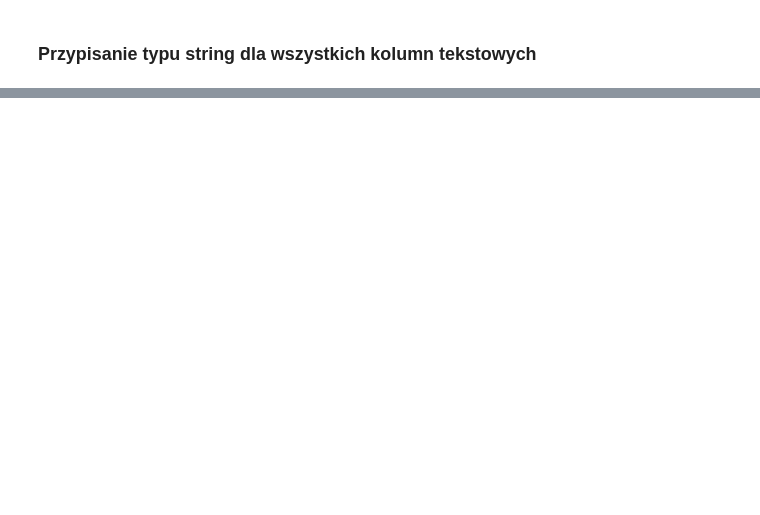
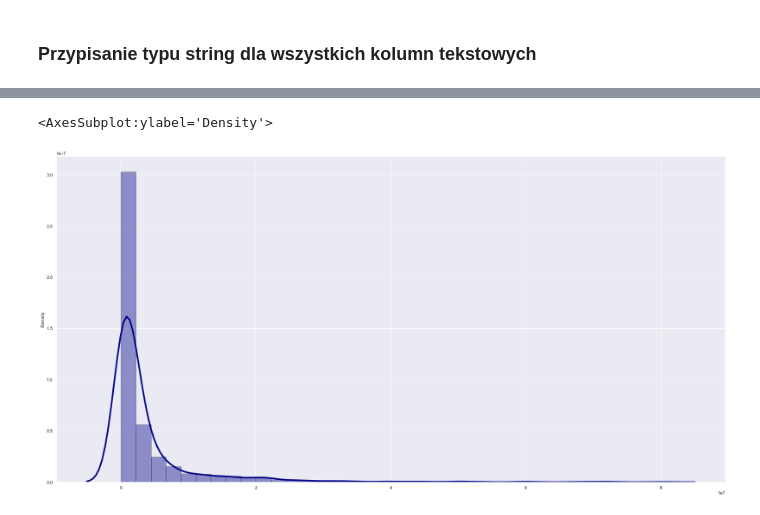
Before and after one commit to maciekgrzela/analiza-sportowa, a Jupyter notebook: analiza-danych.ipynb, the cells around one changed output, grey strips where cells are left out. Saved outputs shown, nothing was run; the diff lists cells and outputs as text; code cells hidden in the pictures; blank space fills up the shorter version.

```diff
--- a/analiza-danych.ipynb
+++ b/analiza-danych.ipynb
@@ -127,0 +181,14 @@ ax.axvline(transfer_df['PlayerAge'].median(), color='green')
+# %%
+transfer_df['TransferValue'] = transfer_df['TransferValue'].astype("int64")
+transferValues = []
+for value in transfer_df["TransferValue"]:
+    if value != 0:
+        transferValues.append(value)
+sns.set(rc={'figure.figsize':(30,15)})
+sns.distplot(transferValues, kde=True,
+             bins=int(180/3), color = 'darkblue',
+             hist_kws={'edgecolor':'black'},
+             kde_kws={'linewidth': 4})
+# %% [output]
+<AxesSubplot:ylabel='Density'>
+[figure, added]
```
Also changed, not shown: parts of 14 cells of this notebook.
